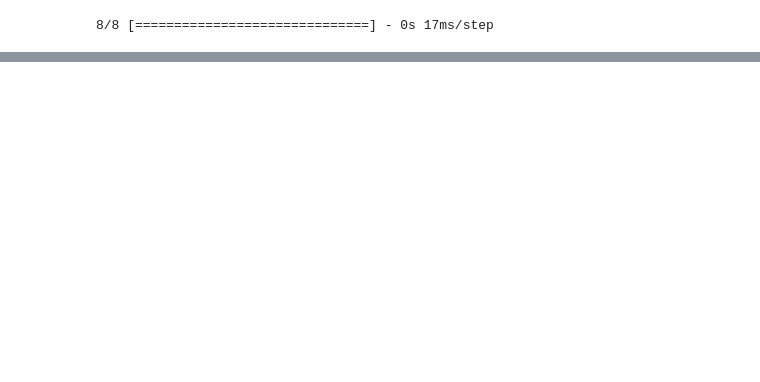
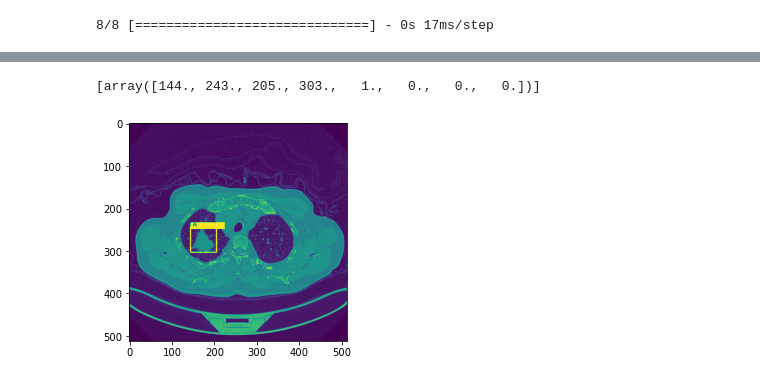
Before and after one commit to Daniel-Sun-99/Capstone, a Jupyter notebook: code/simpleKeras.ipynb, the cells around one changed output, grey strips where cells are left out. Cells and saved outputs as stored; diff of their text form; code cells hidden in the pictures; blank space fills up the shorter version.

```diff
--- a/code/simpleKeras.ipynb
+++ b/code/simpleKeras.ipynb
@@ -264,0 +406,12 @@ plt.savefig('../myVisuals/kerasAtualMediumPred.png')
+# %%
+imax = ious.index(max(ious))
+data = [np.hstack((np.asarray(y_test_box[imax]), y_test_class[imax]))]
+img_bitmap = X_test[imax]*255
+img_bitmap = img_bitmap.reshape((512,512))
+print(data)
+test = roi2rect.roi2rect(img_name="test", img_np=img_bitmap, img_data=data, label_list=['A', 'B', 'D', 'G'])
+plt.imshow(test)
+plt.savefig('../myVisuals/kerasActualBestPred.png')
+# %% [output]
+[array([144., 243., 205., 303.,   1.,   0.,   0.,   0.])]
+[figure, added]
```
Also changed, not shown: parts of 44 cells of this notebook, 7 other files.
